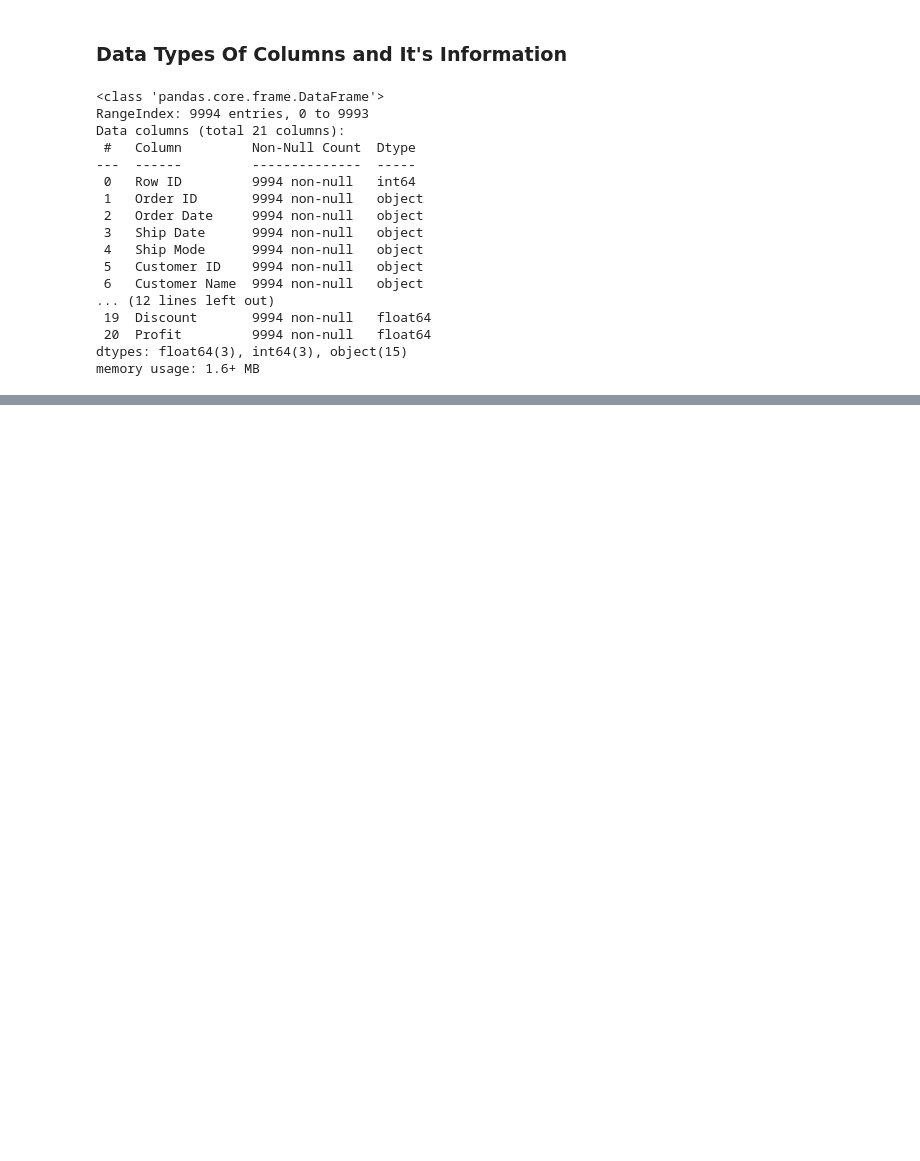
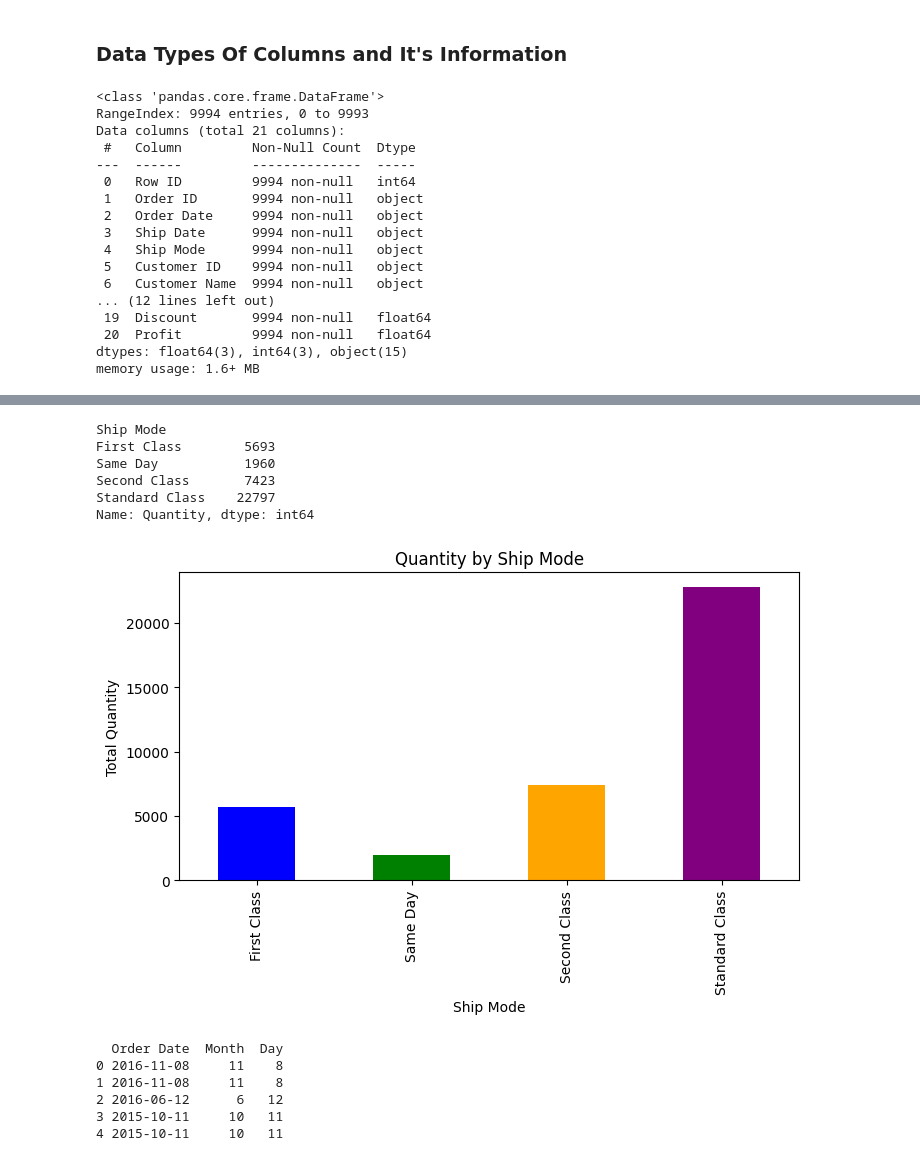
Before and after one commit to Tejareddy-443/Data-Analyis-Project-internship, a Jupyter notebook: Data_wrangling.ipynb, the cells around one changed output, grey strips where cells are left out. Drawn from its saved outputs; the diff is of its cells as text; code cells hidden in the pictures; blank space fills up the shorter version.

```diff
--- a/Data_wrangling.ipynb
+++ b/Data_wrangling.ipynb
@@ -73,0 +272,30 @@ memory usage: 1.6+ MB
+# %%
+shipmode_frequency=df.groupby("Ship Mode")["Quantity"].sum()
+print(shipmode_frequency)
+shipmode_frequency.plot(kind="bar",color=['blue', 'green', 'orange', 'purple'], figsize=(8,4))
+plt.title("Quantity by Ship Mode")
+plt.xlabel("Ship Mode")
+plt.ylabel("Total Quantity")
+plt.show()
+# %% [output]
+Ship Mode
+First Class        5693
+Same Day           1960
+Second Class       7423
+Standard Class    22797
+Name: Quantity, dtype: int64
+[figure, added]
+# %%
+# Convert Order Date to datetime
+df["Order Date"] = pd.to_datetime(df["Order Date"])
+
+# Extract Month and Day
+df["Month"] = df["Order Date"].dt.month
+df["Day"] = df["Order Date"].dt.day
+# %% [output]
+  Order Date  Month  Day
+0 2016-11-08     11    8
+1 2016-11-08     11    8
+2 2016-06-12      6   12
+3 2015-10-11     10   11
+4 2015-10-11     10   11
```
Also changed, not shown: parts of 23 cells of this notebook.
